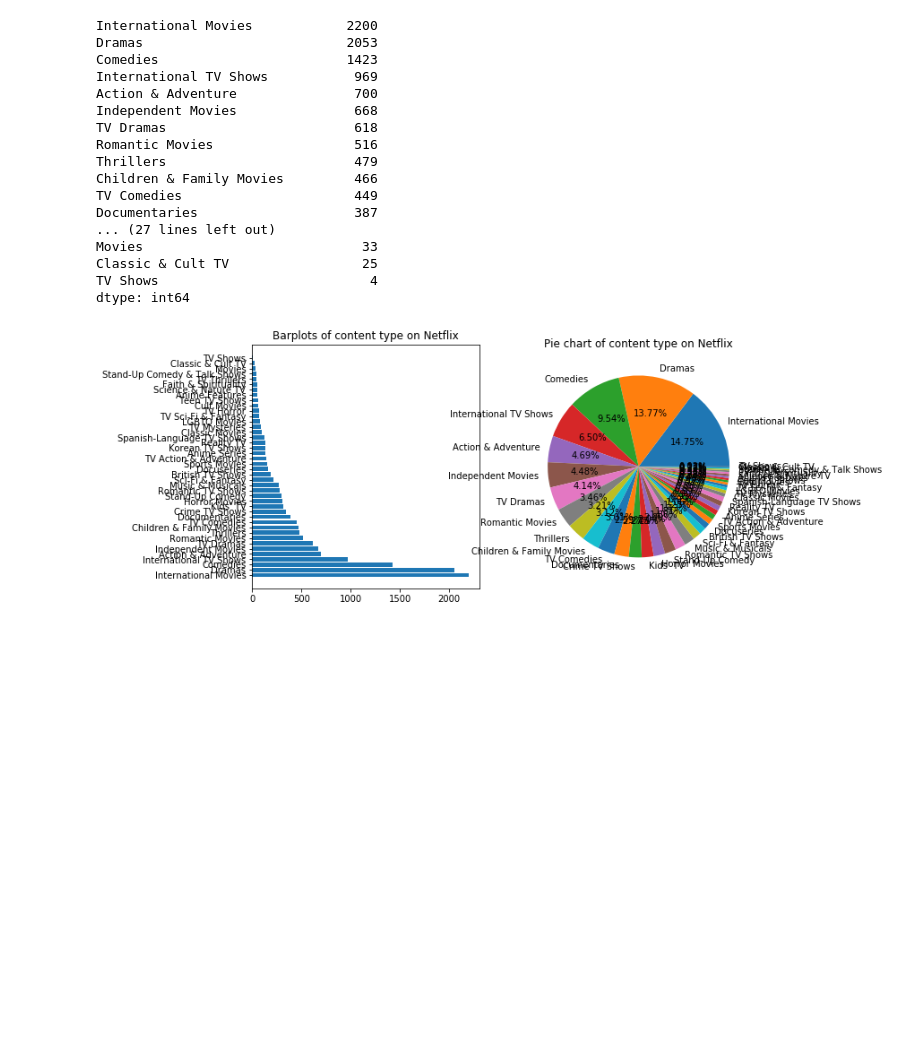
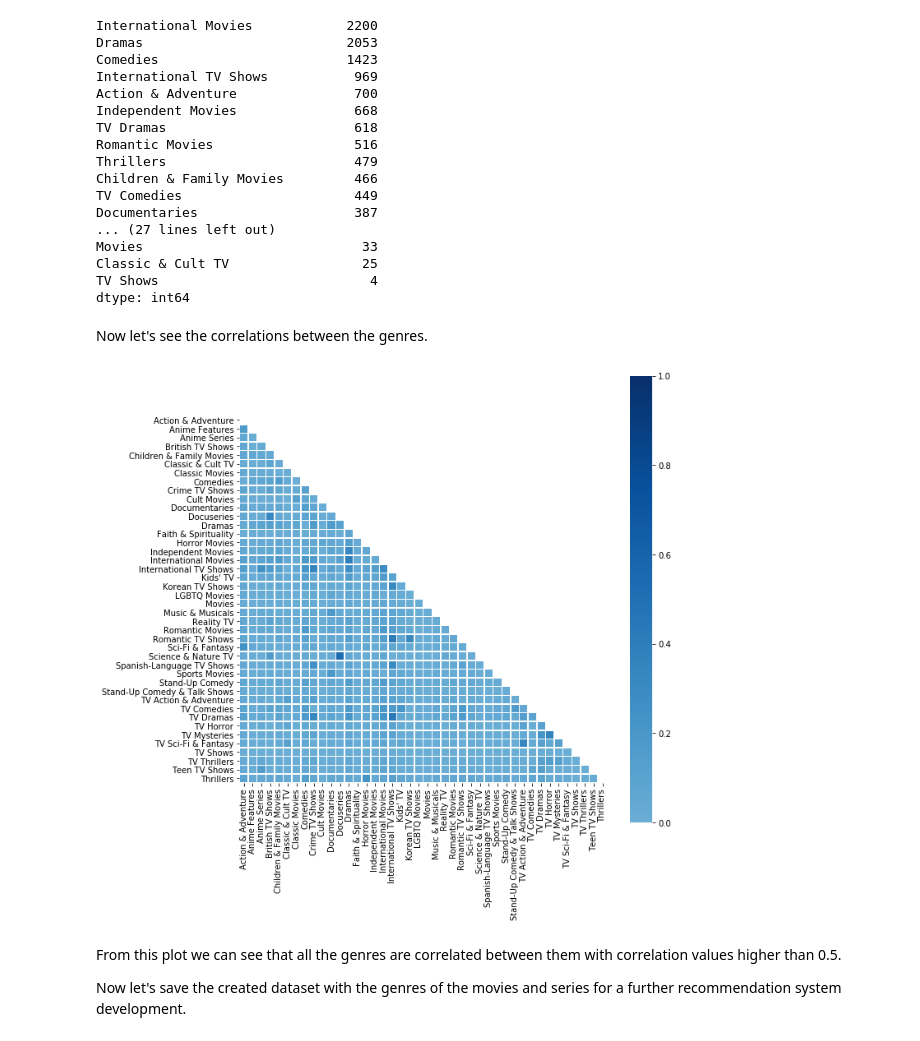
Before and after one commit to mikel-hernandezj/kaggle, a Jupyter notebook: Netflix data analysis/Step2_EDA_DataVisualization.ipynb, the cells around one changed output. Drawn from its saved outputs; the diff is of its cells as text; code cells hidden in the pictures; blank space fills up the shorter version.

Commit message:
Updated EDA notebook on netflix dataset

```diff
--- a/Netflix data analysis/Step2_EDA_DataVisualization.ipynb
+++ b/Netflix data analysis/Step2_EDA_DataVisualization.ipynb
@@ -152,15 +152,18 @@ Movies                            33
 Classic & Cult TV                 25
 TV Shows                           4
 dtype: int64
-# %%
-#make some graphs to see these values visually
-fig, axs = plt.subplots(nrows=1, ncols=2, figsize=(10,5))
-#create a barplot
-axs[0].barh(genres_count.index,genres_count.values)
-axs[0].set_title('Barplots of content type on Netflix')
-#create a pieplot
-axs[1].pie(genres_count.values,labels=genres_count.index,autopct='%1.2f%%')
-axs[1].set_title('Pie chart of content type on Netflix')
-plt.show()
-# %% [output]
-[figure, removed]
+# %% [markdown]
+Now let's see the correlations between the genres.
+# %%
+cors = abs(genres_df.corr(method='pearson'))
+mask = np.zeros_like(cors, dtype=np.bool)
+mask[np.triu_indices_from(mask)] = True
+fig = plt.figure(figsize=(10,10))
+sns.heatmap(cors, mask=mask, cmap= "Blues", vmax=1, vmin=0, center=0, square=True, linewidths=.5)
+plt.show()
+# %% [output]
+[figure, added]
+# %% [markdown]
+From this plot we can see that all the genres are correlated between them with correlation values higher than 0.5.
+
+Now let's save the created dataset with the genres of the movies and series for a further recommendation system development.
```
Also changed, not shown: parts of 2 cells of this notebook, 1 other file.
